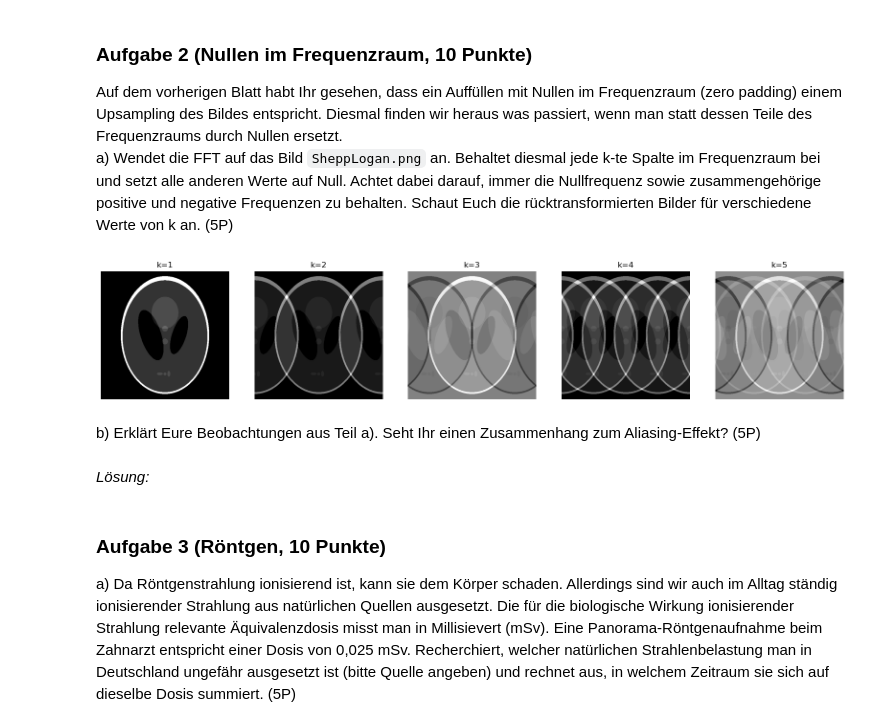
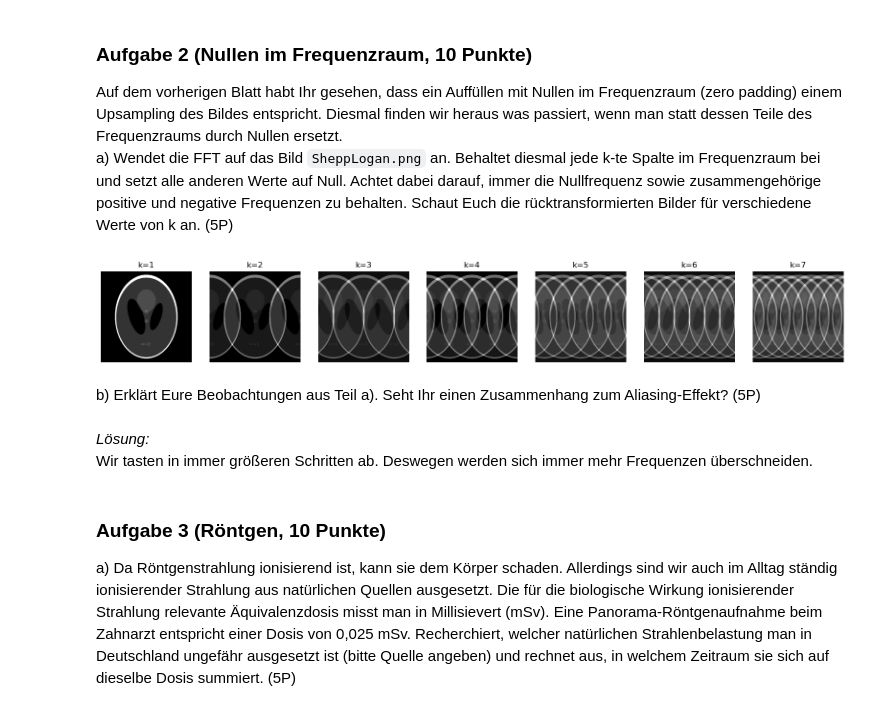
Before and after one commit to TimNogga/MedizinischeBildAnalyseBonn, a Jupyter notebook: mba-04/MBA_04.ipynb, the cells around one changed output. Drawn from its saved outputs; the diff is of its cells as text; code cells hidden in the pictures.

````diff
--- a/mba-04/MBA_04.ipynb
+++ b/mba-04/MBA_04.ipynb
@@ -120,34 +120,43 @@ plt.show()
 Auf dem vorherigen Blatt habt Ihr gesehen, dass ein Auffüllen mit Nullen im Frequenzraum (zero padding) einem Upsampling des Bildes entspricht. Diesmal finden wir heraus was passiert, wenn man statt dessen Teile des Frequenzraums durch Nullen ersetzt.
 a) Wendet die FFT auf das Bild ```SheppLogan.png``` an. Behaltet diesmal jede k-te Spalte im Frequenzraum bei und setzt alle anderen Werte auf Null. Achtet dabei darauf, immer die Nullfrequenz sowie zusammengehörige positive und negative Frequenzen zu behalten. Schaut Euch die rücktransformierten Bilder für verschiedene Werte von k an. (5P)
 # %%
-# Lösung
-img = ski.io.imread("SheppLogan.png")
-img_ft = fftshift(fft2(img))
+from scipy.fft import fft2, ifft2, fftshift, ifftshift
+import numpy as np
+import matplotlib.pyplot as plt
+import skimage.io as ski_io
 
-n = 5
+img_shepp = ski_io.imread("SheppLogan.png")
+fft_shepp = fft2(img_shepp)
+fft_shepp = fftshift(fft_shepp)
+
+n = 7
 fig, axes = plt.subplots(1, n)
 fig.set_figwidth(20)
 
 for i in range(n):
-	k = i + 1
+    k = i + 1
+    fft_shepp_k = np.zeros_like(fft_shepp, dtype=complex)
 
-	img_new = np.zeros_like(img_ft)
-	img_new[::, ::k] = img_ft[::, ::k]
+    for j in range(-fft_shepp.shape[1] // (2 * k), fft_shepp.shape[1] // (2 * k) + 1):
+        idx = j * k + fft_shepp.shape[1] // 2
+        if 0 <= idx < fft_shepp.shape[1]:
+            fft_shepp_k[:, idx] = fft_shepp[:, idx]
 
-	img_new = np.real(ifft2(ifftshift(img_new)))
+    img_shepp_after = np.real(ifft2(ifftshift(fft_shepp_k)))
 
-	axes[i].imshow(img_new, cmap="gray")
-	axes[i].set_title(f"k={k}")
-	axes[i].axis("off")
+    axes[i].imshow(img_shepp_after, cmap="gray")
+    axes[i].set_title(f"k={k}")
+    axes[i].axis("off")
 
 plt.show()
 # %% [output]
-[figure, old version]
+[figure, new version]
 # %% [markdown]
 b) Erklärt Eure Beobachtungen aus Teil a). Seht Ihr einen Zusammenhang zum Aliasing-Effekt? (5P)
-# %% [markdown]
-_Lösung:_
-</br>
+# %% [markdown]
+_Lösung:_
+</br>
+Wir tasten in immer größeren Schritten ab. Deswegen werden sich immer mehr Frequenzen überschneiden.
 # %% [markdown]
 ### Aufgabe 3 (Röntgen, 10 Punkte)
 
````
